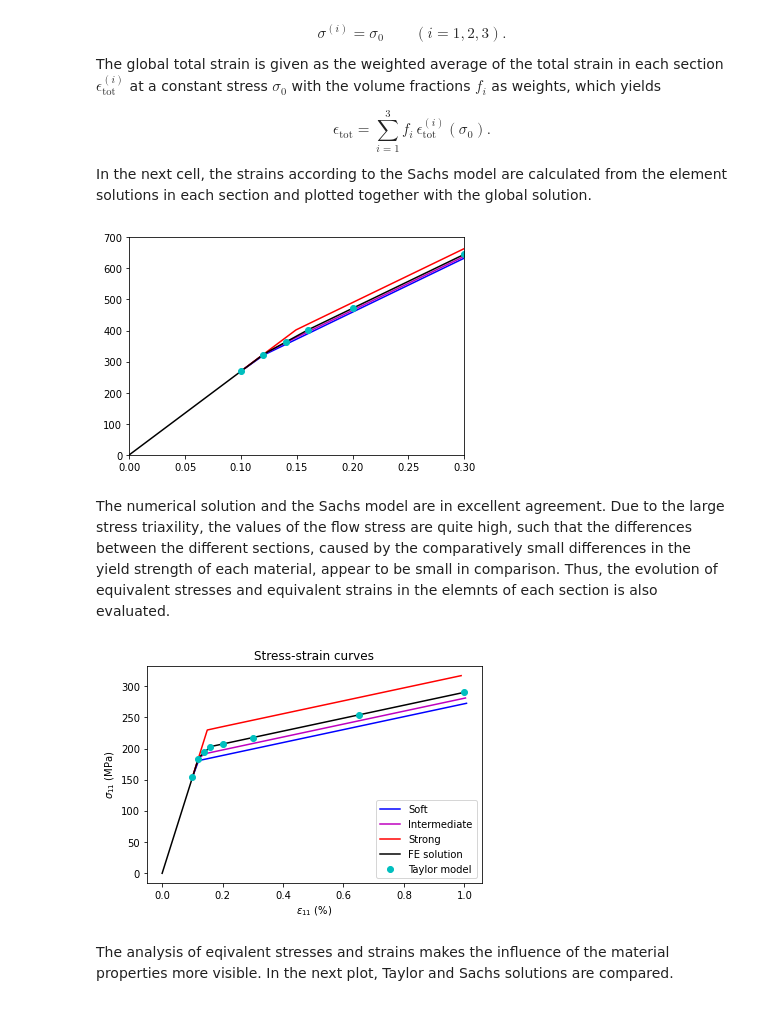
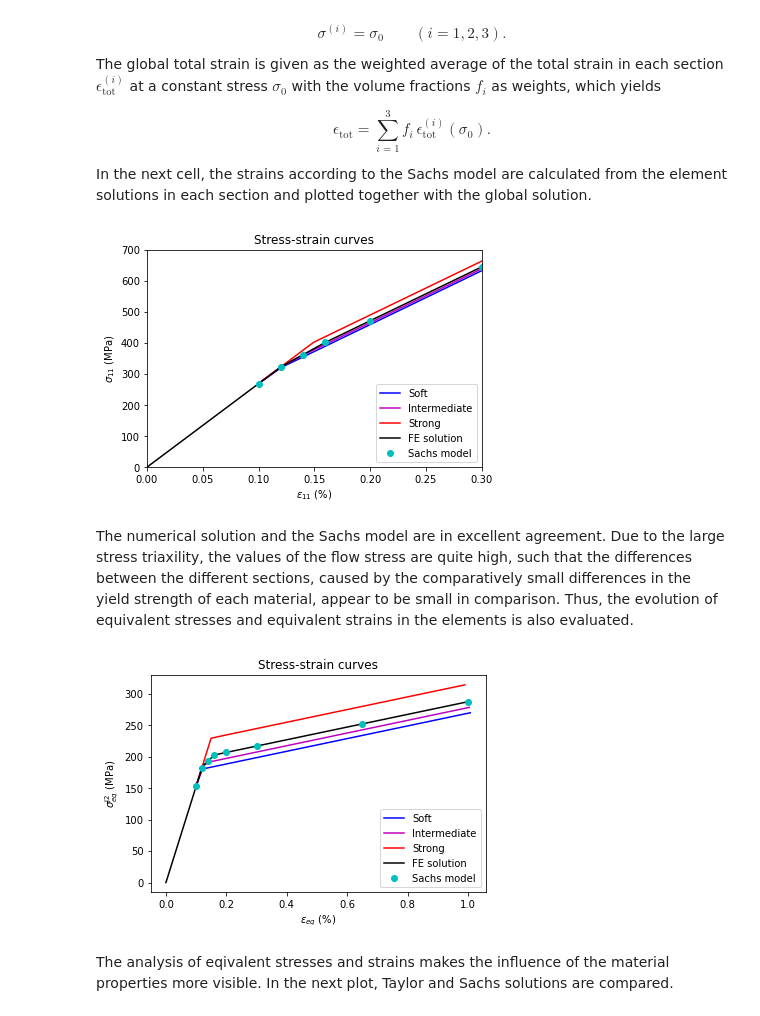
Before and after one commit to AHartmaier/pyLabFEA, a Jupyter notebook: notebooks/pyLabFEA_Homogenization.ipynb, the cells around one changed output. Drawn from its saved outputs; the diff is of its cells as text; code cells hidden in the pictures.

```diff
--- a/notebooks/pyLabFEA_Homogenization.ipynb
+++ b/notebooks/pyLabFEA_Homogenization.ipynb
@@ -25,15 +24,15 @@ import numpy as np
 
 In the first step, the class ``Material`` in invoked to create objects for three materials, with identical elastic properties, but different yield strengths. The unit of stress is 1 MPa. All features of the class ``Material`` are described in the  <a rel="Intro" href="https://ahartmaier.github.io/pyLabFEA/pyLabFEA.html#module-pyLabMaterial">documentation</a>.
 # %%
-mat1 = Material(name="Soft")          # invoke class to generate object for material 1
-mat1.elasticity(E=200.e3, nu=0.3)     # define material with isotropic elasticity
-mat1.plasticity(sy=180., khard=50.e3) # define material with isotropic plasticity and linear work hardening
-mat2 = Material(name="Intermediate")  # define second material
-mat2.elasticity(E=200.e3, nu=0.3)     # identic elastic properties as mat1
-mat2.plasticity(sy=190., khard=50.e3) # higher yield strength than mat1, but same w.h. coefficient
-mat3 = Material(name="Strong")        # define third material
-mat3.elasticity(E=200.e3, nu=0.3)     # identic elastic properties as mat1
-mat3.plasticity(sy=230., khard=50.e3) # higher yield strength than mat1 and mat2, but same w.h. coefficient
+mat1 = FE.Material(name="Soft")      # invoke class to generate object for material 1
+mat1.elasticity(E=200.e3, nu=0.3)    # define material with isotropic elasticity
+mat1.plasticity(sy=180., khard=15.e3) # define material with isotropic plasticity and linear work hardening
+mat2 = FE.Material(name="Intermediate")  # define second material
+mat2.elasticity(E=200.e3, nu=0.3)    # identic elastic properties as mat1
+mat2.plasticity(sy=190., khard=15.e3) # higher yield strength than mat1, but same w.h. coefficient
+mat3 = FE.Material(name="Strong")        # define third material
+mat3.elasticity(E=200.e3, nu=0.3)    # identic elastic properties as mat1
+mat3.plasticity(sy=230., khard=15.e3) # higher yield strength than mat1 and mat2, but same w.h. coefficient
 'Calculate and plot stress strain curves of materials'
 mat1.calc_properties(eps=0.01)  # invoke method to calculate properties of material
 mat2.calc_properties(eps=0.01)  # and to store stress-strain data up to total strain eps=1%
@@ -479,59 +478,63 @@ seq1=[]
 seq2=[]
 seq3=[]
 et1=[]
 et2=[]
 et3=[]
 eq1=[]
 eq2=[]
 eq3=[]
 fem.u=None # reset model
 for eps in [1.e-3, 1.2e-3, 1.4e-3, 1.6e-3, 2.e-3, 3.e-3, 6.5e-3, 1.e-2]:
-    ubc = eps*fem.lenx          #  uniaxial strain increments
+    ubc = eps*fem.lenx          # uniaxial strain increments
     fem.bcright(ubc, 'disp')    # apply displacement on rhs nodes
     fem.solve()                 # solve system of equations
     sig0.append(fem.element[0].sig[0])
     et1.append(fem.element[0].eps[0]*100)
     et2.append(fem.element[4].eps[0]*100)
     et3.append(fem.element[8].eps[0]*100)
     seq1.append(FE.seq_J2(fem.element[0].sig))
     seq2.append(FE.seq_J2(fem.element[4].sig))
     seq3.append(FE.seq_J2(fem.element[8].sig))
     eq1.append(FE.eps_eq(fem.element[0].eps)*100)
     eq2.append(FE.eps_eq(fem.element[4].eps)*100)
     eq3.append(FE.eps_eq(fem.element[8].eps)*100)
 
 'weigthed average of strains in different sections at same stress level'
 e_sachs = fmat1*np.array(et1) + fmat2*np.array(et2) + fmat3*np.array(et3)
 'plot stresses and strains'
-plt.plot(et1, sig0, '-b')
-plt.plot(et2, sig0, '-m')
-plt.plot(et3, sig0, '-r')
-plt.plot(fem.egl[:,0]*100, fem.sgl[:,0], '-k')  # plot horizontal components of global strain and stress
-plt.plot(e_sachs, sig0, 'oc')
+plt.plot(et1, sig0, '-b', label=mat1.name)
+plt.plot(et2, sig0, '-m', label=mat2.name)
+plt.plot(et3, sig0, '-r', label=mat3.name)
+plt.plot(fem.egl[:,0]*100, fem.sgl[:,0], '-k', label='FE solution')  # plot horizontal components of global strain and stress
+plt.plot(e_sachs, sig0, 'oc', label='Sachs model')
 plt.xlim((0,0.3))
 plt.ylim((0,700))
+plt.title('Stress-strain curves')
+plt.xlabel(r'$\epsilon_{11}$ (%)')
+plt.ylabel(r'$\sigma_{11}$ (MPa)')
+plt.legend(loc='lower right')
 plt.show()
 # %% [output]
-[figure, old version]
+[figure, new version]
 # %% [markdown]
-The numerical solution and the Sachs model are in excellent agreement. Due to the large stress triaxility, the values of the flow stress are quite high, such that the differences between the different sections, caused by the comparatively small differences in the yield strength of each material, appear to be small in comparison. Thus, the evolution of equivalent stresses and equivalent strains in the elemnts of each section is also evaluated.
+The numerical solution and the Sachs model are in excellent agreement. Due to the large stress triaxility, the values of the flow stress are quite high, such that the differences between the different sections, caused by the comparatively small differences in the yield strength of each material, appear to be small in comparison. Thus, the evolution of equivalent stresses and equivalent strains in the elements is also evaluated.
 # %%
 'weigthed average of equiv. strains and stresses in different sections'
 eeq_sachs = fmat1*np.array(eq1) +  fmat2*np.array(eq2) +  fmat3*np.array(eq3)
 seq_sachs = fmat1*np.array(seq1) + fmat2*np.array(seq2) + fmat3*np.array(seq3)
 'plot stresses and strains'
-plt.plot(eq1, seq1, '-b')
-plt.plot(eq2, seq2, '-m')
-plt.plot(eq3, seq3, '-r')
-plt.plot(FE.eps_eq(fem.egl)*100., FE.seq_J2(fem.sgl), '-k')  # plot horizontal components of global strain and stress
-plt.plot(eeq_sachs, seq_sachs, 'oc')
+plt.plot(eq1, seq1, '-b', label=mat1.name)
+plt.plot(eq2, seq2, '-m', label=mat2.name)
+plt.plot(eq3, seq3, '-r', label=mat3.name)
+plt.plot(FE.eps_eq(fem.egl)*100., FE.seq_J2(fem.sgl), '-k', label='FE solution')  # plot horizontal components of global strain and stress
+plt.plot(eeq_sachs, seq_sachs, 'oc', label='Sachs model')
 plt.title('Stress-strain curves')
-plt.xlabel(r'$\epsilon_{11}$ (%)')
-plt.ylabel(r'$\sigma_{11}$ (MPa)')
-plt.legend([mat1.name, mat2.name, mat3.name, 'FE solution', 'Taylor model'], loc='lower right')
+plt.xlabel(r'$\epsilon_{eq}$ (%)')
+plt.ylabel(r'$\sigma_{eq}^\mathrm{J2}$ (MPa)')
+plt.legend(loc='lower right')
 plt.show()
 # %% [output]
-[figure, old version]
+[figure, new version]
 # %% [markdown]
 The analysis of eqivalent stresses and strains makes the influence of the material properties more visible. In the next plot, Taylor and Sachs solutions are compared.
 # %%
```
Also changed, not shown: parts of 21 cells of this notebook, 30 other files.
